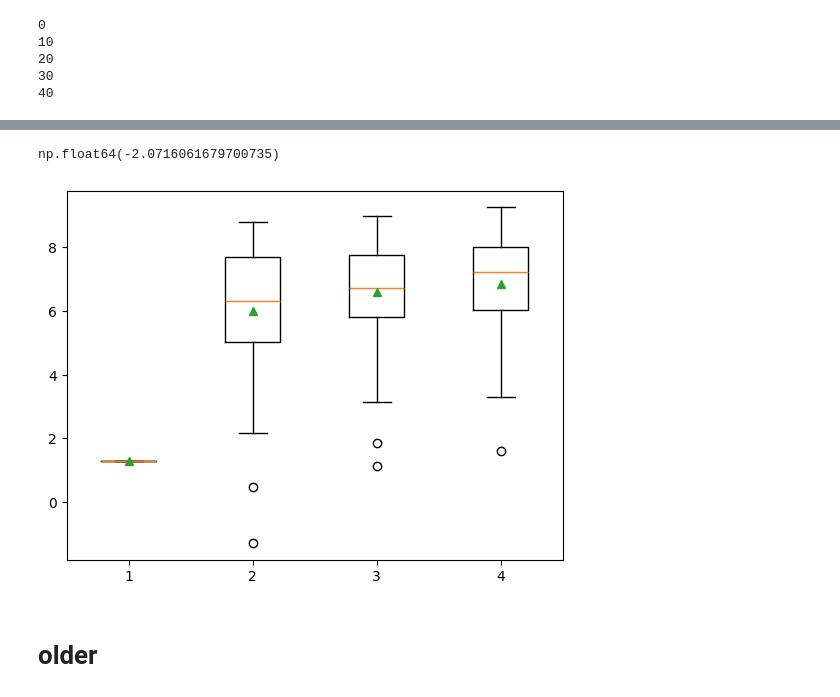
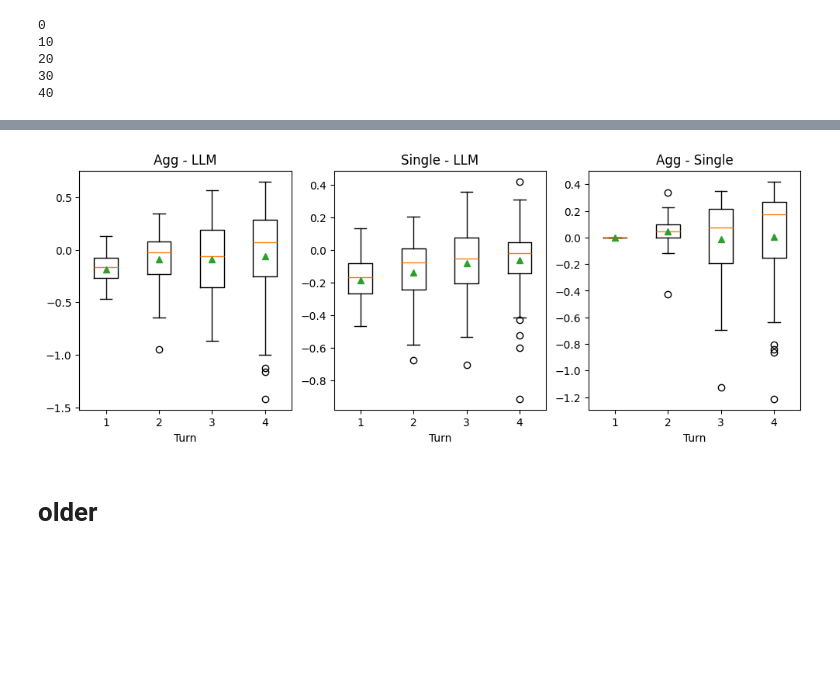
Before and after one commit to stmorse/scope2, a Jupyter notebook: notebooks/rewards.ipynb, the cells around one changed output, grey strips where cells are left out. Cells and saved outputs as stored; diff of their text form; code cells hidden in the pictures; blank space fills up the shorter version.

```diff
--- a/notebooks/rewards.ipynb
+++ b/notebooks/rewards.ipynb
@@ -445,4 +441,0 @@ plt.show()
-# %%
-logit(rscale(2))
-# %% [output]
-np.float64(-2.0716061679700735)
@@ -457,17 +442,20 @@ qz = np.stack([q.flatten() for q in q_scores], axis=0)
-# %%
-plt.boxplot(
-    [l0 + get_ell(hz[:,i,:]) for i in range(4)],
-    showmeans=True
-)
-
-# plt.boxplot(
-#     [logit(rz[:,i]) for i in range(4)],
-#     showmeans=True
-# )
-
-plt.show()
-# %% [output]
-[figure, removed]
+# %%
+cez = convert_entail(l0 + gz, use_lse=False, tau=10)
+cfz = convert_entail(l0 + hz, use_lse=False, tau=10)
+crz = convert_interview(qz)
+
+fig, axs = plt.subplots(1,3, figsize=(12,4))
+
+pairs = ["Agg - LLM", "Single - LLM", "Agg - Single"]
+for i, (a, b) in enumerate(zip([cez, cfz, cez], [crz, crz, cfz])):
+    diff = a - b
+    axs[i].boxplot(diff, showmeans=True)
+    axs[i].set_title(pairs[i])
+    axs[i].set_xlabel("Turn")
+
+plt.show()
+# %% [output]
+[figure, added]
 # %% [markdown]
 # older
 # %%
```
Also changed, not shown: parts of 16 cells of this notebook, 2 other files.
